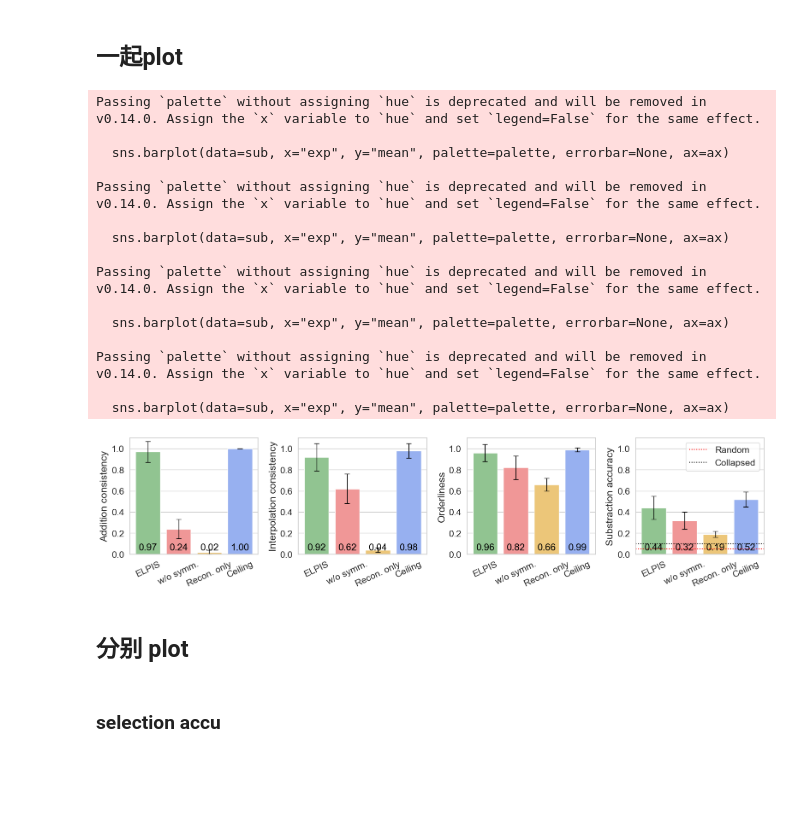
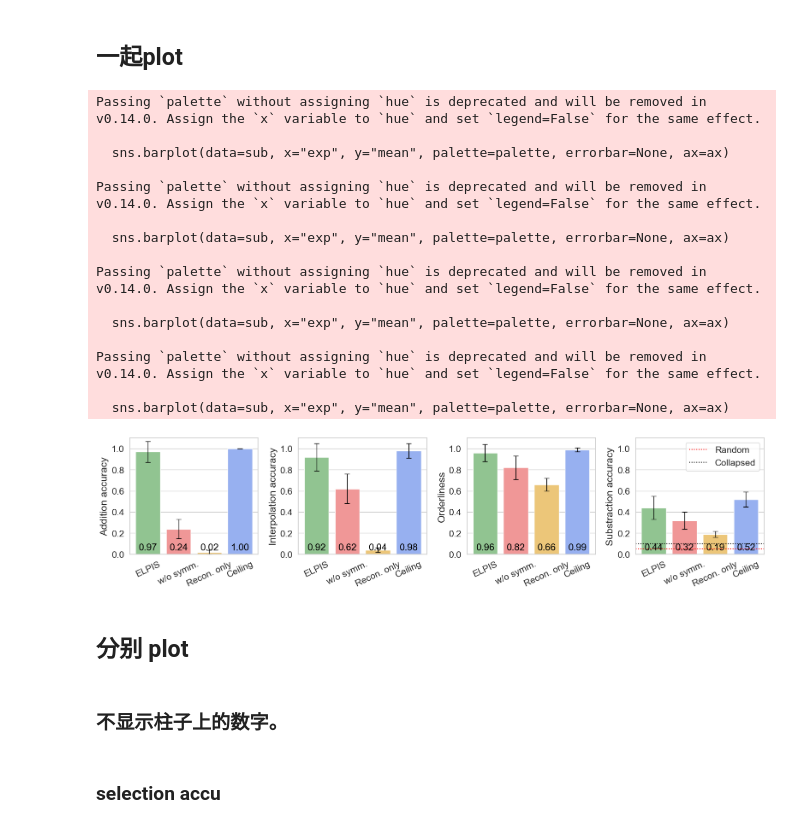
Before and after one commit to XuanjieLiu/S3Plus, a Jupyter notebook: VQ/plots/plot_bar_charts.ipynb, the cells around one changed output. Saved outputs shown, nothing was run; the diff lists cells and outputs as text; code cells hidden in the pictures; blank space fills up the shorter version.

```diff
--- a/VQ/plots/plot_bar_charts.ipynb
+++ b/VQ/plots/plot_bar_charts.ipynb
@@ -10,19 +10,19 @@ import numpy as np
 
 # ===== 数据（均值与标准差）=====
 exps = ["ELPIS", "w/o symm.", "Recon. only", "Ceiling"]
-metrics = ["Addition consistency", "Interpolation consistency", "Orderliness", "Substraction accuracy"]
+metrics = ["Addition accuracy", "Interpolation accuracy", "Orderliness", "Substraction accuracy"]
 
 means = {
-    "Addition consistency":        [0.97, 0.24, 0.02, 1.00],
-    # "Interpolation consistency":   [0.88, 0.42, 0.01, 0.93], # mode dict accu
-    "Interpolation consistency":   [0.92, 0.62, 0.04, 0.98], # selection accu
+    "Addition accuracy":        [0.97, 0.24, 0.02, 1.00],
+    # "Interpolation accuracy":   [0.88, 0.42, 0.01, 0.93], # mode dict accu
+    "Interpolation accuracy":   [0.92, 0.62, 0.04, 0.98], # selection accu
     "Orderliness":                 [0.96, 0.82, 0.66, 0.99],
     "Substraction accuracy":       [0.44, 0.32, 0.19, 0.52],
 }
 stds = {
-    "Addition consistency":        [0.10, 0.09, 0.02, 0.00],
-    # "Interpolation consistency":   [0.17, 0.15, 0.01, 0.08],  # mode dict accu
-    "Interpolation consistency":   [0.13, 0.14, 0.02, 0.07],  # selection accu
+    "Addition accuracy":        [0.10, 0.09, 0.02, 0.00],
+    # "Interpolation accuracy":   [0.17, 0.15, 0.01, 0.08],  # mode dict accu
+    "Interpolation accuracy":   [0.13, 0.14, 0.02, 0.07],  # selection accu
     "Orderliness":                 [0.08, 0.11, 0.06, 0.02],
     "Substraction accuracy":       [0.11, 0.08, 0.03, 0.07],
 }
@@ -66,36 +66,38 @@ for ax, m in zip(axes, metrics):
         ax.axhline(0.05, color='red', linestyle=':', label='Random')
         ax.axhline(0.10, color='black', linestyle=':', label='Collapsed')
         ax.legend()
 
     # ax.set_title(m)
     ax.set_xlabel("")
     # ax.set_ylabel("Score")
     ax.set_ylabel(m)
     ax.set_ylim(0, 1.1)
     ax.tick_params(axis="x", rotation=25)
 
 # 统一布局
 plt.tight_layout()
 plt.show()
 # %% [output]
 Passing `palette` without assigning `hue` is deprecated and will be removed in v0.14.0. Assign the `x` variable to `hue` and set `legend=False` for the same effect.
 
   sns.barplot(data=sub, x="exp", y="mean", palette=palette, errorbar=None, ax=ax)
 
 Passing `palette` without assigning `hue` is deprecated and will be removed in v0.14.0. Assign the `x` variable to `hue` and set `legend=False` for the same effect.
 
   sns.barplot(data=sub, x="exp", y="mean", palette=palette, errorbar=None, ax=ax)
 
 Passing `palette` without assigning `hue` is deprecated and will be removed in v0.14.0. Assign the `x` variable to `hue` and set `legend=False` for the same effect.
 
   sns.barplot(data=sub, x="exp", y="mean", palette=palette, errorbar=None, ax=ax)
 
 Passing `palette` without assigning `hue` is deprecated and will be removed in v0.14.0. Assign the `x` variable to `hue` and set `legend=False` for the same effect.
 
   sns.barplot(data=sub, x="exp", y="mean", palette=palette, errorbar=None, ax=ax)
-[figure, old version]
+[figure, new version]
 # %% [markdown]
 ## 分别 plot
+# %% [markdown]
+### 不显示柱子上的数字。
 # %%
 from pathlib import Path
 import matplotlib.pyplot as plt
```
Also changed, not shown: parts of 7 cells of this notebook, 11 other files.
